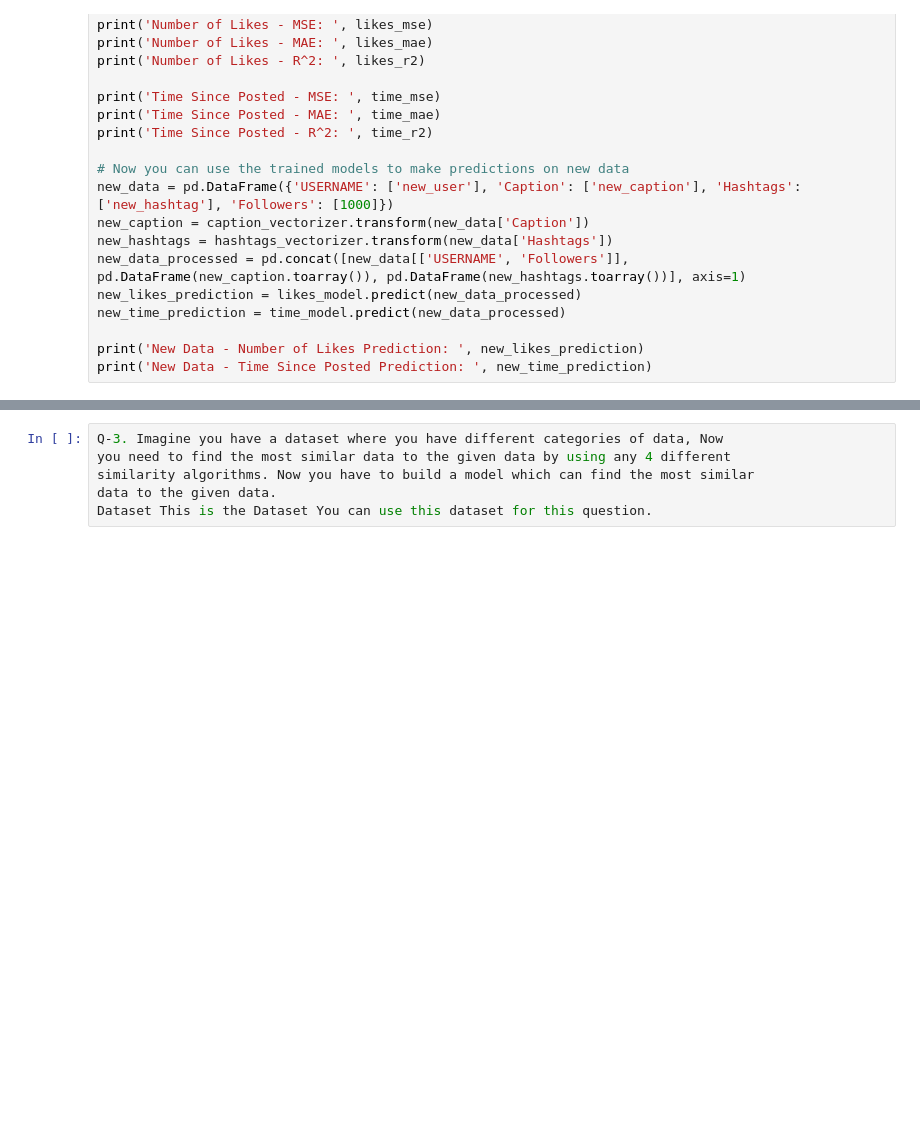
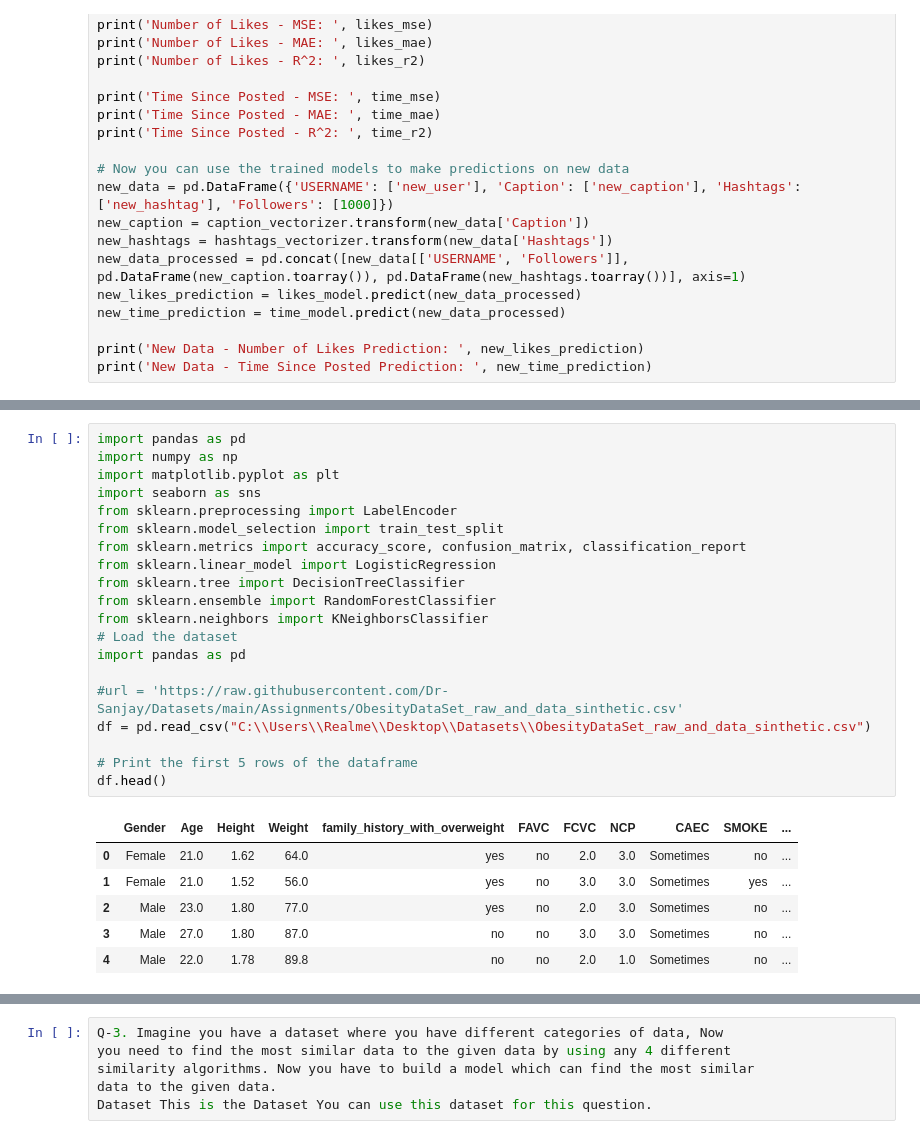
Before and after one commit to Dr-Sanjay/Assignment_-Sanjay-, a Jupyter notebook: 02_Placement_Assignment_(Sanjay)/03_Machine_Learning_Solutions.ipynb, the cells around one changed output, grey strips where cells are left out. Saved outputs shown, nothing was run; the diff lists cells and outputs as text; blank space fills up the shorter version.

```diff
--- a/02_Placement_Assignment_(Sanjay)/03_Machine_Learning_Solutions.ipynb
+++ b/02_Placement_Assignment_(Sanjay)/03_Machine_Learning_Solutions.ipynb
@@ -93,0 +94,27 @@ Dataset This is the Dataset You can use this dataset for this question.
+# %%
+import pandas as pd
+import numpy as np
+import matplotlib.pyplot as plt
+import seaborn as sns
+from sklearn.preprocessing import LabelEncoder
+from sklearn.model_selection import train_test_split
+from sklearn.metrics import accuracy_score, confusion_matrix, classification_report
+from sklearn.linear_model import LogisticRegression
+from sklearn.tree import DecisionTreeClassifier
+from sklearn.ensemble import RandomForestClassifier
+from sklearn.neighbors import KNeighborsClassifier
+# Load the dataset
+import pandas as pd
+
+#url = 'https://raw.githubusercontent.com/Dr-Sanjay/Datasets/main/Assignments/ObesityDataSet_raw_and_data_sinthetic.csv'
+df = pd.read_csv("C:\\Users\\Realme\\Desktop\\Datasets\\ObesityDataSet_raw_and_data_sinthetic.csv")
+
+# Print the first 5 rows of the dataframe
+df.head()
+# %% [output]
+|  | Gender | Age | Height | Weight | family_history_with_overweight | FAVC | FCVC | NCP | CAEC | SMOKE | ... |
+| 0 | Female | 21.0 | 1.62 | 64.0 | yes | no | 2.0 | 3.0 | Sometimes | no | ... |
+| 1 | Female | 21.0 | 1.52 | 56.0 | yes | no | 3.0 | 3.0 | Sometimes | yes | ... |
+| 2 | Male | 23.0 | 1.80 | 77.0 | yes | no | 2.0 | 3.0 | Sometimes | no | ... |
+| 3 | Male | 27.0 | 1.80 | 87.0 | no | no | 3.0 | 3.0 | Sometimes | no | ... |
+| 4 | Male | 22.0 | 1.78 | 89.8 | no | no | 2.0 | 1.0 | Sometimes | no | ... |
```
Also changed, not shown: parts of 6 cells of this notebook, 3 other files.
